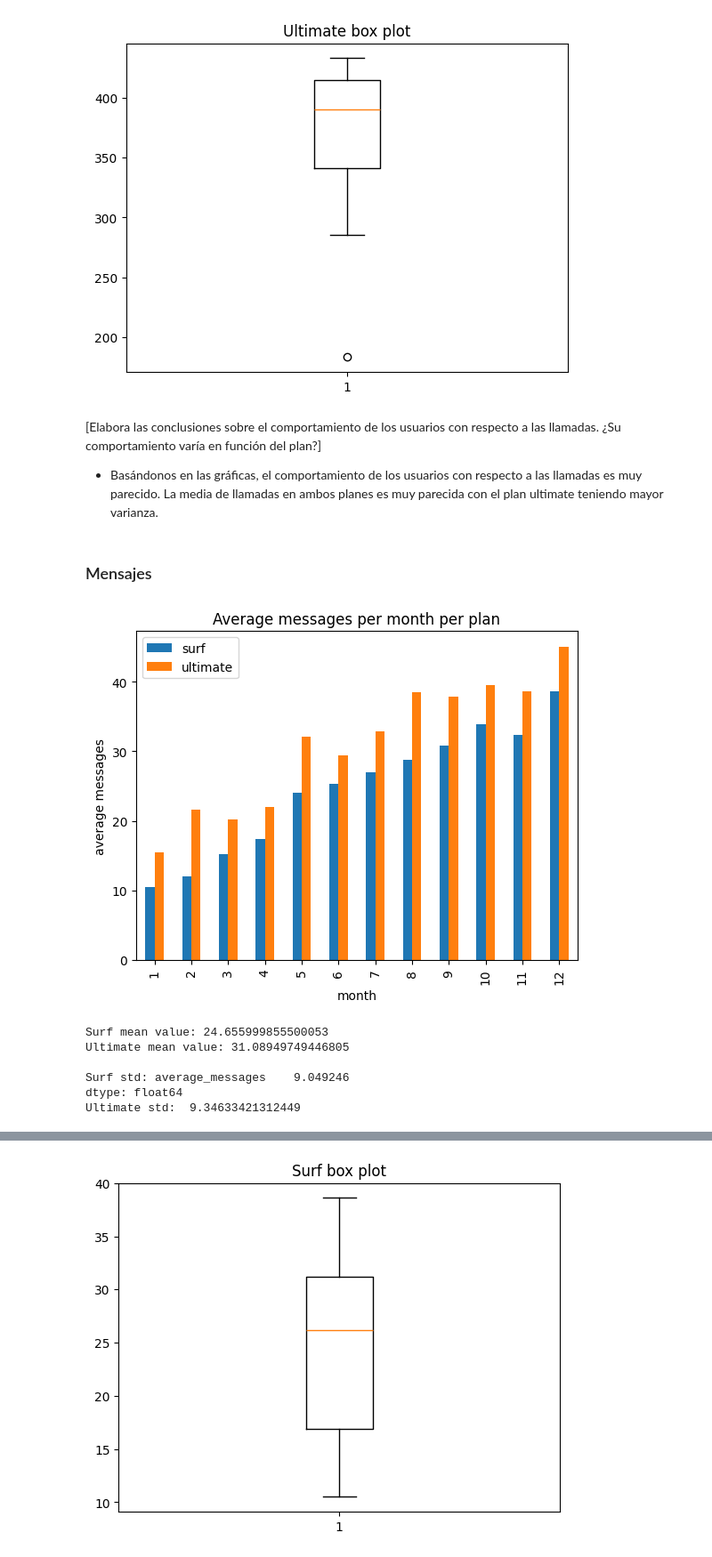
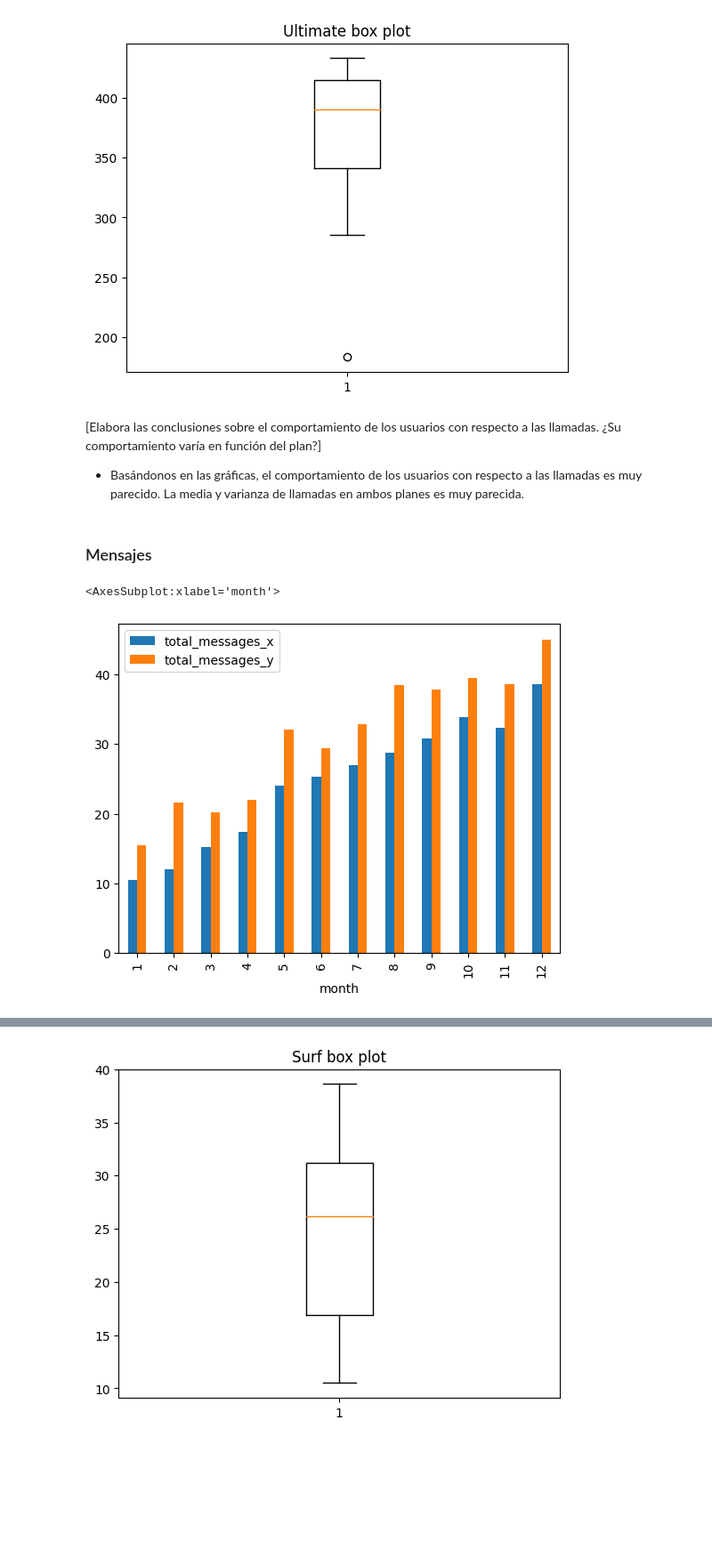
Before and after one commit to rodriguez-robcar/tripleten-data-science-bootcamp, a Jupyter notebook: sprints/sprint_05_analisis_estadistico_de_datos/project/Sprint 5 Project.ipynb, the cells around one changed output, grey strips where cells are left out. Shown at 89% size. Drawn from its saved outputs; the diff is of its cells as text; code cells hidden in the pictures; blank space fills up the shorter version.

```diff
--- a/sprints/sprint_05_analisis_estadistico_de_datos/project/Sprint 5 Project.ipynb
+++ b/sprints/sprint_05_analisis_estadistico_de_datos/project/Sprint 5 Project.ipynb
@@ -667,39 +532,14 @@ plt.show()
 # %% [markdown]
 [Elabora las conclusiones sobre el comportamiento de los usuarios con respecto a las llamadas. ¿Su comportamiento varía en función del plan?]
 
-- Basándonos en las gráficas, el comportamiento de los usuarios con respecto a las llamadas es muy parecido. La media de llamadas en ambos planes es muy parecida con el plan ultimate teniendo mayor varianza.
+- Basándonos en las gráficas, el comportamiento de los usuarios con respecto a las llamadas es muy parecido. La media y varianza de llamadas en ambos planes es muy parecida.
 # %% [markdown]
 ### Mensajes
-# %%
-# Comprara el número de mensajes que tienden a enviar cada mes los usuarios de cada plan
-surf_avg_msg_per_month = surf_consumption.groupby('month')['total_messages'].mean().to_frame(name = 'average_messages')
-ultimate_avg_msg_per_month = ultimate_consumption.groupby('month')['total_messages'].mean()
-
-surf_avg_msg_per_month.merge(ultimate_avg_msg_per_month, left_index=True, right_index=True).plot(kind = 'bar',
-                                                                                                 xlabel = 'month',
-                                                                                                 ylabel = 'average messages',
-                                                                                                 title = 'Average messages per month per plan')
-
-plt.legend(['surf', 'ultimate'])
-plt.show()
-# %% [output]
-[figure, removed]
-# %%
-surf_msg_mean = np.mean(surf_avg_msg_per_month)
-surf_msg_variance = np.var(surf_avg_msg_per_month, axis = 0)
-
-ultimate_msg_mean = np.mean(ultimate_avg_msg_per_month)
-ultimate_msg_variance = np.var(ultimate_avg_msg_per_month, axis = 0)
-
-print('Surf mean value:', surf_msg_mean)
-print('Ultimate mean value:', ultimate_msg_mean)
-print()
-print('Surf std:', surf_avg_msg_per_month.std())
-print('Ultimate std: ', ultimate_avg_msg_per_month.std())
-# %% [output]
-Surf mean value: 24.655999855500053
-Ultimate mean value: 31.08949749446805
-
-Surf std: average_messages    9.049246
-dtype: float64
-Ultimate std:  9.34633421312449
+# %%
+surf_monthly_messages = surf_consumption.pivot_table(index = 'month', values = 'total_messages')
+ultimate_monthly_messages = ultimate_consumption.pivot_table(index = 'month', values = 'total_messages')
+
+surf_monthly_messages.merge(ultimate_monthly_messages, left_index = True, right_index = True).plot(kind = 'bar')
+# %% [output]
+<AxesSubplot:xlabel='month'>
+[figure, added]
```
Also changed, not shown: parts of 78 cells of this notebook.
